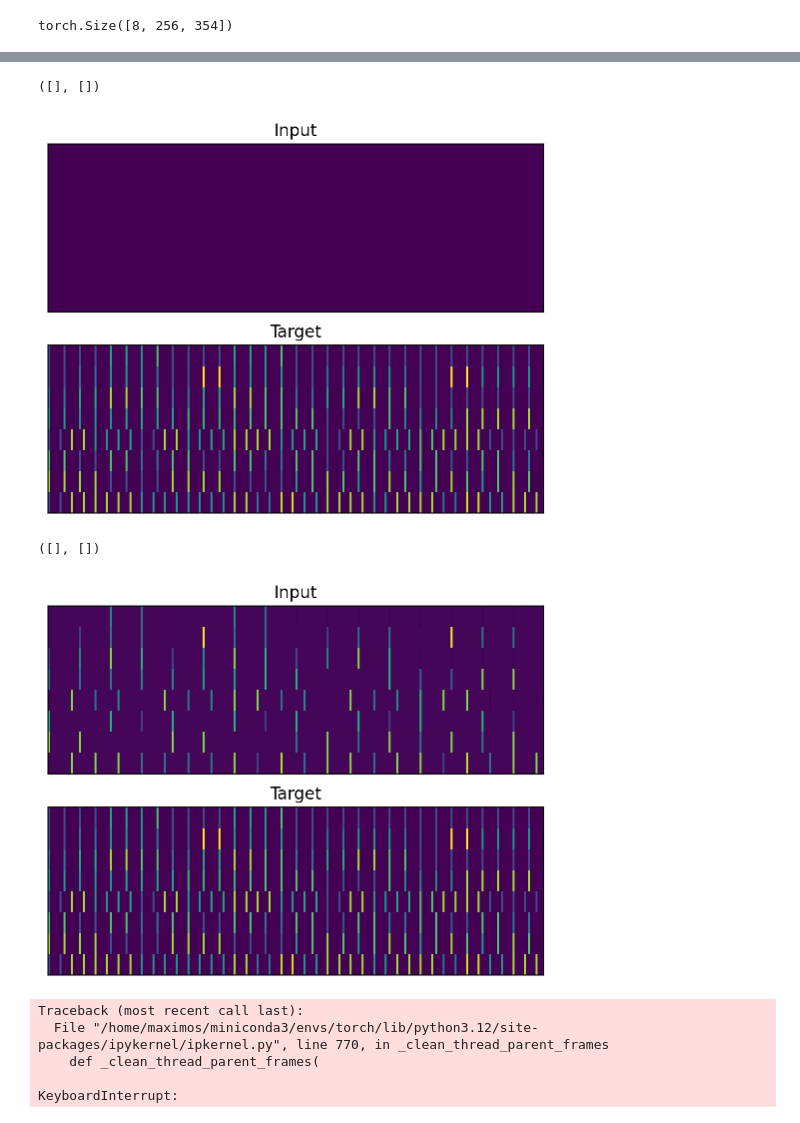
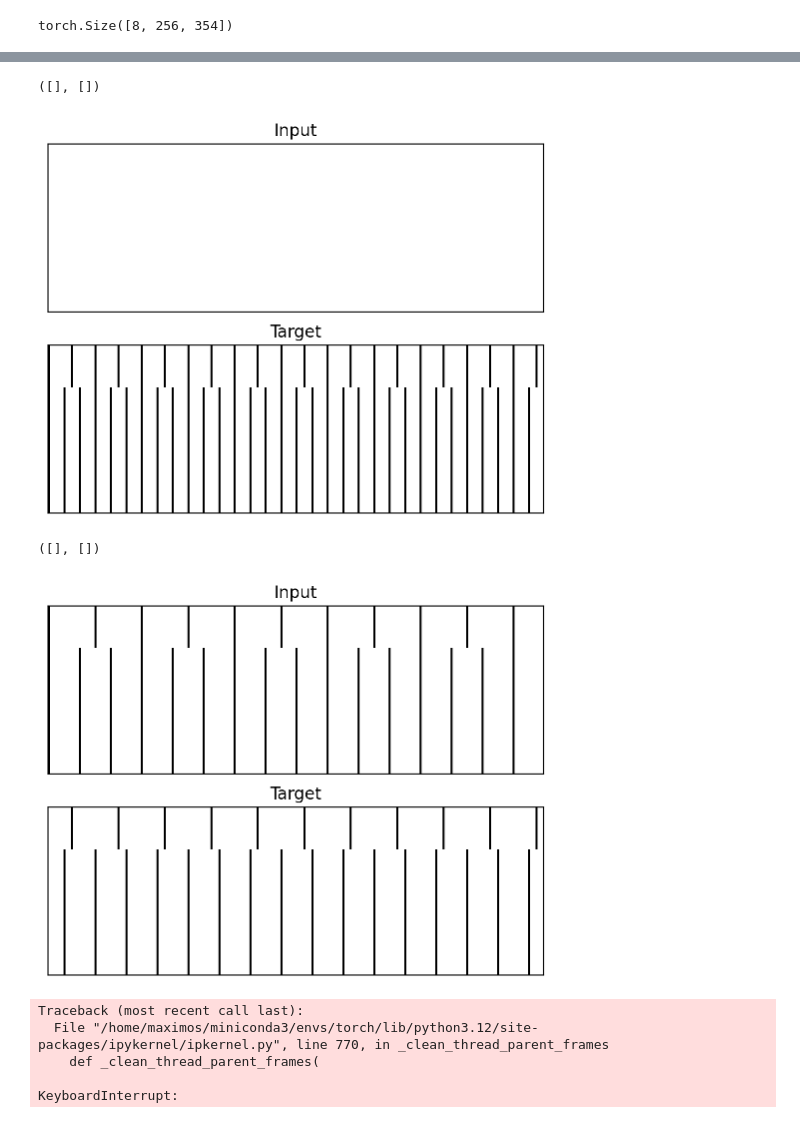
Before and after one commit to maximoskp/MaskedMelHarm, a Jupyter notebook: test_data.ipynb, the cells around one changed output, grey strips where cells are left out. Saved outputs shown, nothing was run; the diff lists cells and outputs as text; code cells hidden in the pictures.

```diff
--- a/test_data.ipynb
+++ b/test_data.ipynb
@@ -145,42 +145,42 @@ masked_harmony, target = apply_structured_masking(
 # print(masked_harmony)
 # print(target)
 plt.subplot(2,1,1)
-plt.imshow(masked_harmony, aspect='auto')
+plt.imshow(masked_harmony!=mask_token_id, aspect='auto', cmap='gray_r')
 plt.title('Input')
 plt.xticks([])
 plt.yticks([])
 plt.subplot(2,1,2)
-plt.imshow(target, aspect='auto')
+plt.imshow(target>-100, aspect='auto', cmap='gray_r')
 plt.title('Target')
 plt.xticks([])
 plt.yticks([])
 # %% [output]
 ([], [])
-[figure, old version]
+[figure, new version]
 # %%
 step_idx = 1
 masked_harmony, target = apply_structured_masking(
     batch['input_ids'],
     mask_token_id,
     step_idx,
     batch['time_signature'],
     curriculum_type='ts_incr' # 'no', 'random', 'ts_blank', 'ts_incr'
 )
 # print(masked_harmony)
 # print(target)
 plt.subplot(2,1,1)
-plt.imshow(masked_harmony, aspect='auto')
+plt.imshow(masked_harmony!=mask_token_id, aspect='auto', cmap='gray_r')
 plt.title('Input')
 plt.xticks([])
 plt.yticks([])
 plt.subplot(2,1,2)
-plt.imshow(target, aspect='auto')
+plt.imshow(target>-100, aspect='auto', cmap='gray_r')
 plt.title('Target')
 plt.xticks([])
 plt.yticks([])
 # %% [output]
 ([], [])
-[figure, old version]
+[figure, new version]
 # %%
 from torch.optim import AdamW
 from torch.nn import CrossEntropyLoss
```
Also changed, not shown: parts of 2 cells of this notebook, 1 other file.
